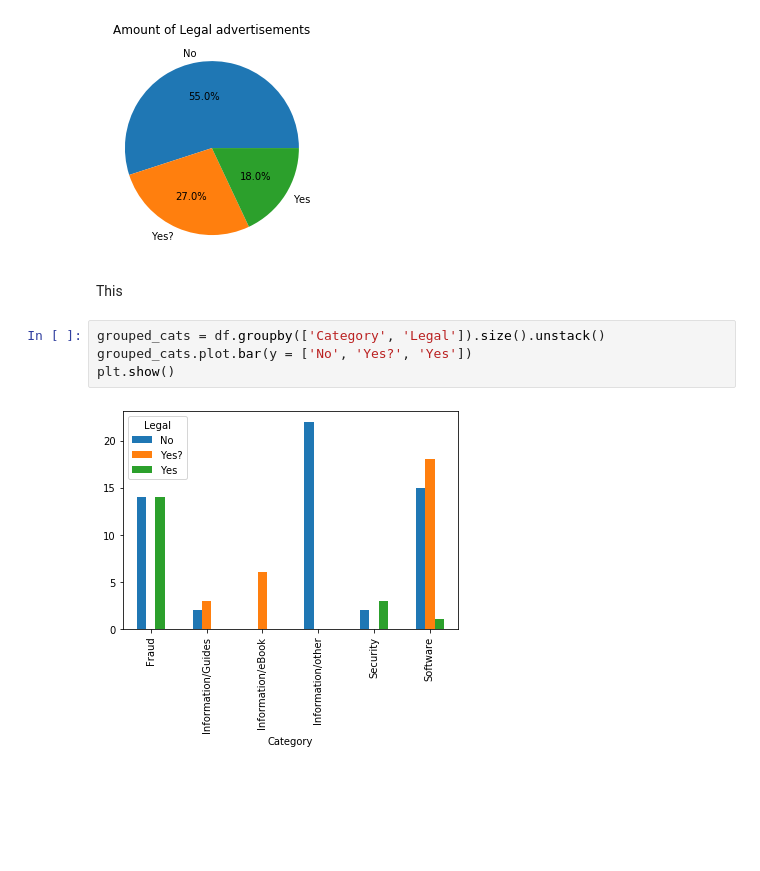
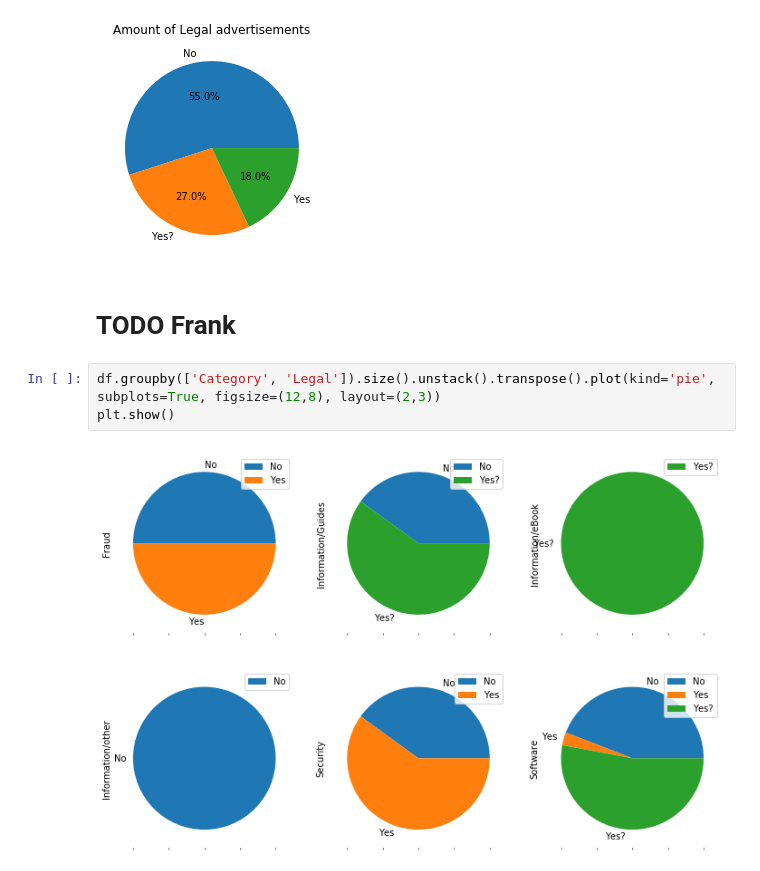
Before and after one commit to NijeboerFrank/jupyter-assignment-1, a Jupyter notebook: MyNotebook.ipynb, the cells around one changed output. Drawn from its saved outputs; the diff is of its cells as text; blank space fills up the shorter version.

Commit message:
updated for 6 plots with legality

```diff
--- a/MyNotebook.ipynb
+++ b/MyNotebook.ipynb
@@ -47,11 +71,10 @@ plt.ylabel('')
 plt.show()
 # %% [output]
 [figure]
-# %% [markdown]
-This
-# %%
-grouped_cats = df.groupby(['Category', 'Legal']).size().unstack()
-grouped_cats.plot.bar(y = ['No', 'Yes?', 'Yes'])
-plt.show()
-# %% [output]
-[figure, removed]
+# %% [markdown]
+# TODO Frank
+# %%
+df.groupby(['Category', 'Legal']).size().unstack().transpose().plot(kind='pie', subplots=True, figsize=(12,8), layout=(2,3))
+plt.show()
+# %% [output]
+[figure, added]
```
Also changed, not shown: parts of 2 cells of this notebook, 1 other file.
